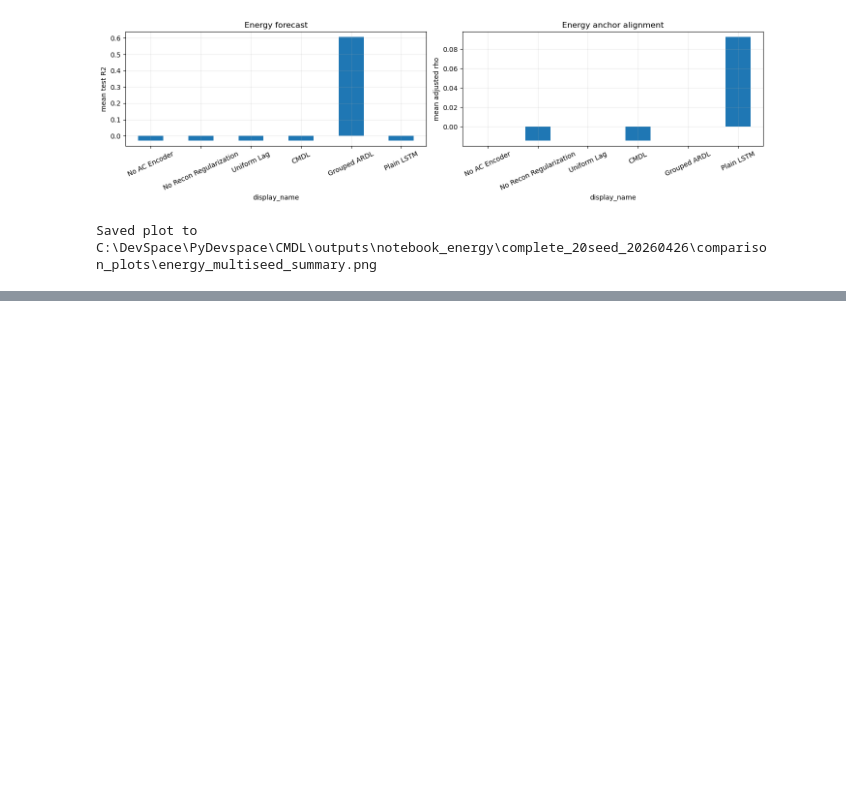
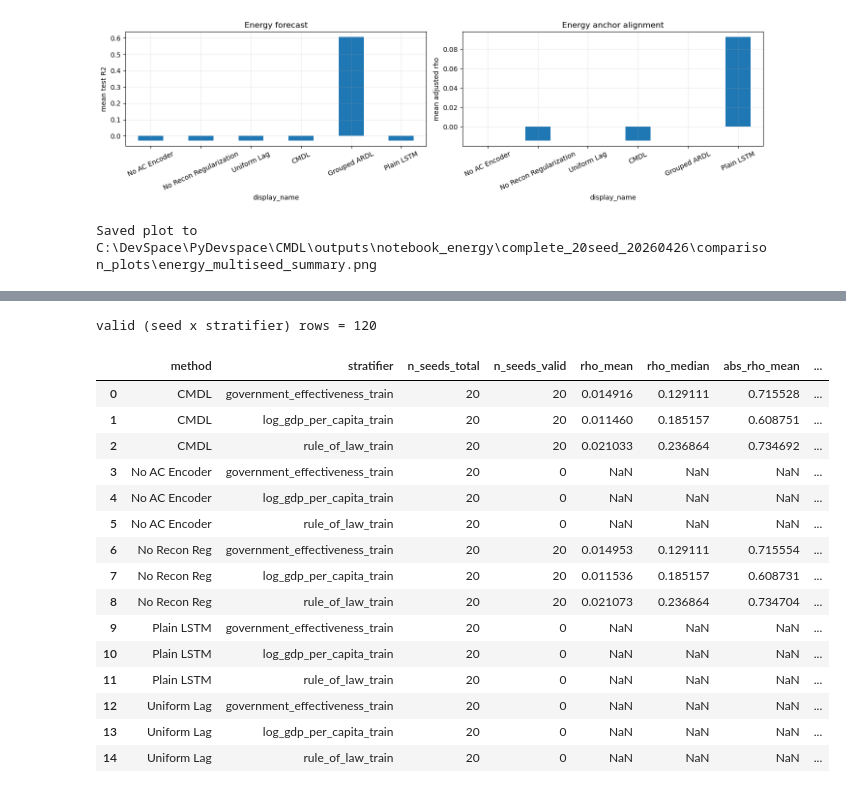
Before and after one commit to Oktinner0320/AC_GATE-CMDL, a Jupyter notebook: notebooks/03_energy_results.ipynb, the cells around one changed output, grey strips where cells are left out. Saved outputs shown, nothing was run; the diff lists cells and outputs as text; code cells hidden in the pictures; blank space fills up the shorter version.

```diff
--- a/notebooks/03_energy_results.ipynb
+++ b/notebooks/03_energy_results.ipynb
@@ -349,0 +356,52 @@ Saved plot to C:\DevSpace\PyDevspace\CMDL\outputs\notebook_energy\complete_20see
+# %%
+from evaluation.stratified_kstar import (
+    aggregate_per_method,
+    build_energy_stratifiers,
+    collect_seed_dirs,
+    evaluate_method,
+)
+
+ENERGY_RAW = repo_root / "data" / "energy" / "raw" / "energy_wgi_merged.csv"
+strats = build_energy_stratifiers(ENERGY_RAW)
+
+methods = {
+    "CMDL": collect_seed_dirs(CMDL_DIR, "energy_cmdl_"),
+    "Plain LSTM": collect_seed_dirs(BASELINE_DIR, "energy_lstm_"),
+    "No AC Encoder": collect_seed_dirs(ABLATION_DIR, "energy_ablation_no_ac_encoder_"),
+    "Uniform Lag": collect_seed_dirs(ABLATION_DIR, "energy_ablation_uniform_lag_"),
+    "No Recon Reg": collect_seed_dirs(ABLATION_DIR, "energy_ablation_no_recon_regularization_"),
+}
+
+per_seed_frames = []
+for name, dirs in methods.items():
+    if not dirs:
+        print(f"skip {name} (no seed dirs)")
+        continue
+    per_seed_frames.append(evaluate_method(name, dirs, strats, n_perm=2000))
+
+stratified_per_seed = pd.concat(per_seed_frames, ignore_index=True)
+stratified_aggregated = aggregate_per_method(stratified_per_seed)
+
+stratified_per_seed.to_csv(COMPARISON_DIR / "energy_stratified_kstar_per_seed.csv", index=False)
+stratified_aggregated.to_csv(COMPARISON_DIR / "energy_stratified_kstar_aggregated.csv", index=False)
+
+print(f"valid (seed x stratifier) rows = {stratified_per_seed['spearman_rho'].notna().sum()}")
+display(stratified_aggregated)
+# %% [output]
+valid (seed x stratifier) rows = 120
+|  | method | stratifier | n_seeds_total | n_seeds_valid | rho_mean | rho_median | abs_rho_mean | ... |
+| 0 | CMDL | government_effectiveness_train | 20 | 20 | 0.014916 | 0.129111 | 0.715528 | ... |
+| 1 | CMDL | log_gdp_per_capita_train | 20 | 20 | 0.011460 | 0.185157 | 0.608751 | ... |
+| 2 | CMDL | rule_of_law_train | 20 | 20 | 0.021033 | 0.236864 | 0.734692 | ... |
+| 3 | No AC Encoder | government_effectiveness_train | 20 | 0 | NaN | NaN | NaN | ... |
+| 4 | No AC Encoder | log_gdp_per_capita_train | 20 | 0 | NaN | NaN | NaN | ... |
+| 5 | No AC Encoder | rule_of_law_train | 20 | 0 | NaN | NaN | NaN | ... |
+| 6 | No Recon Reg | government_effectiveness_train | 20 | 20 | 0.014953 | 0.129111 | 0.715554 | ... |
+| 7 | No Recon Reg | log_gdp_per_capita_train | 20 | 20 | 0.011536 | 0.185157 | 0.608731 | ... |
+| 8 | No Recon Reg | rule_of_law_train | 20 | 20 | 0.021073 | 0.236864 | 0.734704 | ... |
+| 9 | Plain LSTM | government_effectiveness_train | 20 | 0 | NaN | NaN | NaN | ... |
+| 10 | Plain LSTM | log_gdp_per_capita_train | 20 | 0 | NaN | NaN | NaN | ... |
+| 11 | Plain LSTM | rule_of_law_train | 20 | 0 | NaN | NaN | NaN | ... |
+| 12 | Uniform Lag | government_effectiveness_train | 20 | 0 | NaN | NaN | NaN | ... |
+| 13 | Uniform Lag | log_gdp_per_capita_train | 20 | 0 | NaN | NaN | NaN | ... |
+| 14 | Uniform Lag | rule_of_law_train | 20 | 0 | NaN | NaN | NaN | ... |
```
Also changed, not shown: parts of 2 cells of this notebook, 13 other files.
